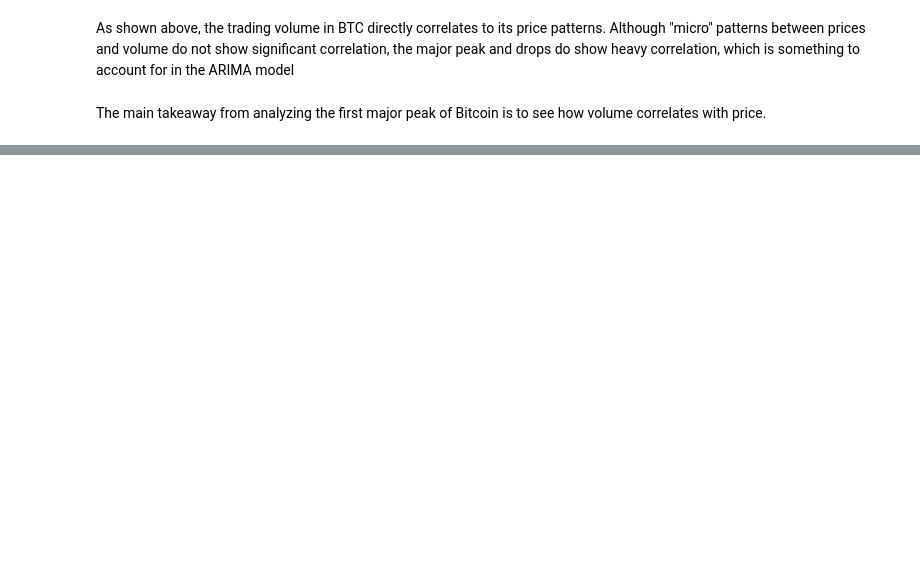
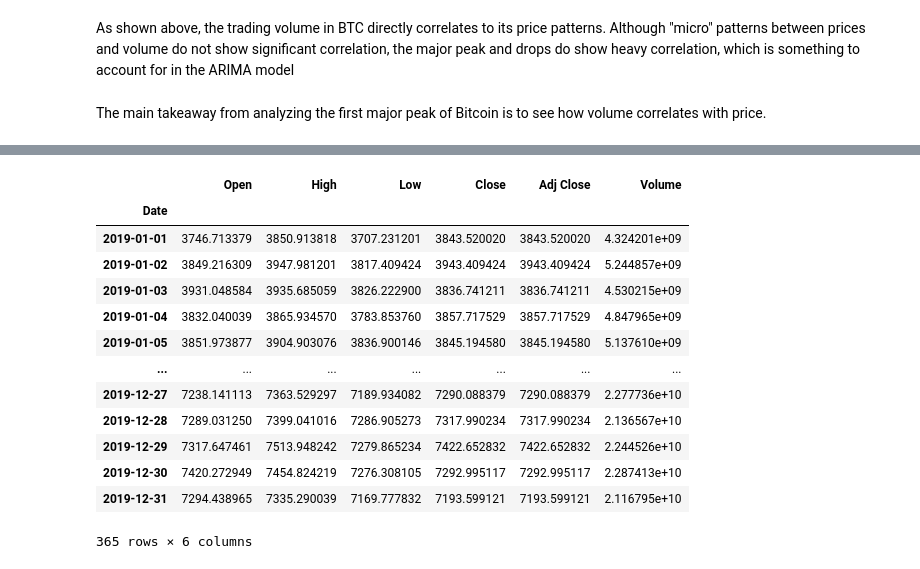
Before and after one commit to YashVG/crypto_ts, a Jupyter notebook: 02_data_analysis.ipynb, the cells around one changed output, grey strips where cells are left out. Cells and saved outputs as stored; diff of their text form; code cells hidden in the pictures; blank space fills up the shorter version.

```diff
--- a/02_data_analysis.ipynb
+++ b/02_data_analysis.ipynb
@@ -379,0 +392,19 @@ The main takeaway from analyzing the first major peak of Bitcoin is to see how v
+# %%
+post_stable_data['Date'] = pd.to_datetime(post_stable_data['Date'])
+post_stable_data.set_index('Date', inplace=True)
+post_stable_data
+# %% [output]
+|  | Open | High | Low | Close | Adj Close | Volume |
+| Date |  |  |  |  |  |  |
+| 2019-01-01 | 3746.713379 | 3850.913818 | 3707.231201 | 3843.520020 | 3843.520020 | 4.324201e+09 |
+| 2019-01-02 | 3849.216309 | 3947.981201 | 3817.409424 | 3943.409424 | 3943.409424 | 5.244857e+09 |
+| 2019-01-03 | 3931.048584 | 3935.685059 | 3826.222900 | 3836.741211 | 3836.741211 | 4.530215e+09 |
+| 2019-01-04 | 3832.040039 | 3865.934570 | 3783.853760 | 3857.717529 | 3857.717529 | 4.847965e+09 |
+| 2019-01-05 | 3851.973877 | 3904.903076 | 3836.900146 | 3845.194580 | 3845.194580 | 5.137610e+09 |
+| ... | ... | ... | ... | ... | ... | ... |
+| 2019-12-27 | 7238.141113 | 7363.529297 | 7189.934082 | 7290.088379 | 7290.088379 | 2.277736e+10 |
+| 2019-12-28 | 7289.031250 | 7399.041016 | 7286.905273 | 7317.990234 | 7317.990234 | 2.136567e+10 |
+| 2019-12-29 | 7317.647461 | 7513.948242 | 7279.865234 | 7422.652832 | 7422.652832 | 2.244526e+10 |
+| 2019-12-30 | 7420.272949 | 7454.824219 | 7276.308105 | 7292.995117 | 7292.995117 | 2.287413e+10 |
+| 2019-12-31 | 7294.438965 | 7335.290039 | 7169.777832 | 7193.599121 | 7193.599121 | 2.116795e+10 |
+365 rows × 6 columns
```
Also changed, not shown: parts of 6 cells of this notebook.
